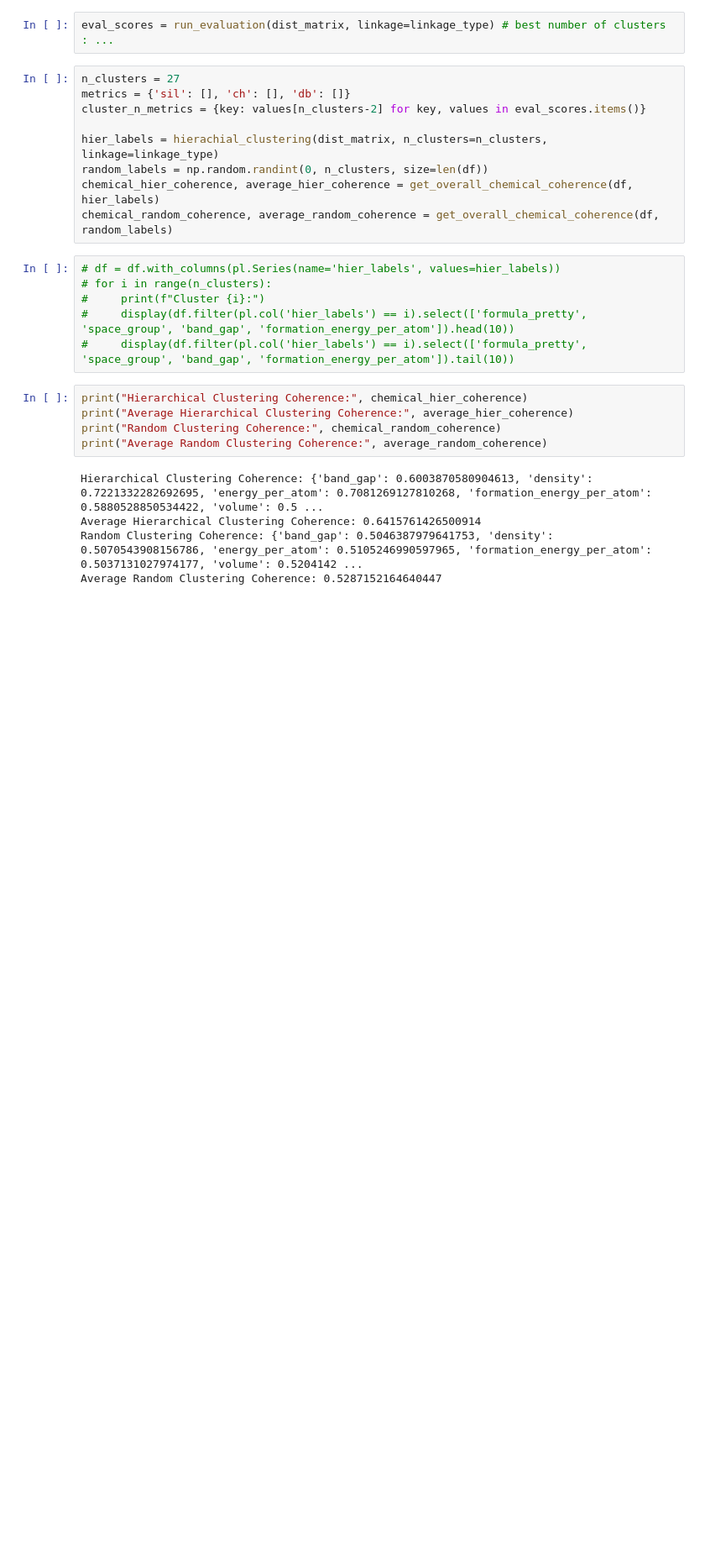
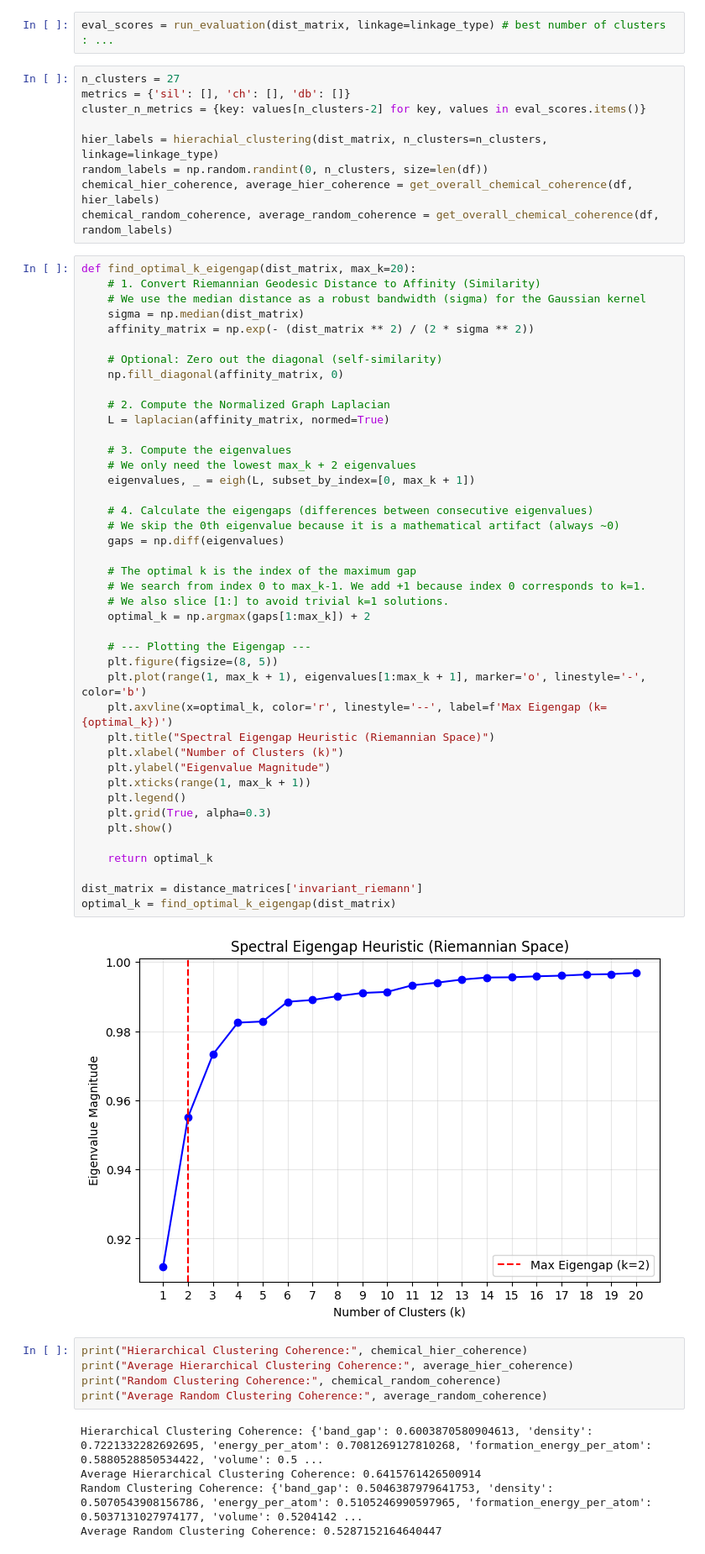
Before and after one commit to karlfindhansen/Non-Euclidean-Distances-in-Molecular-Representation, a Jupyter notebook: notebooks/Materials Project/evaluation/comparative_eval.ipynb, the cells around one changed output. Shown at 84% size. Saved outputs shown, nothing was run; the diff lists cells and outputs as text; blank space fills up the shorter version.

```diff
--- a/notebooks/Materials Project/evaluation/comparative_eval.ipynb
+++ b/notebooks/Materials Project/evaluation/comparative_eval.ipynb
@@ -162,11 +204,49 @@ random_labels = np.random.randint(0, n_clusters, size=len(df))
 chemical_hier_coherence, average_hier_coherence = get_overall_chemical_coherence(df, hier_labels)
 chemical_random_coherence, average_random_coherence = get_overall_chemical_coherence(df, random_labels)
 # %%
-# df = df.with_columns(pl.Series(name='hier_labels', values=hier_labels))
-# for i in range(n_clusters):
-#     print(f"Cluster {i}:")
-#     display(df.filter(pl.col('hier_labels') == i).select(['formula_pretty', 'space_group', 'band_gap', 'formation_energy_per_atom']).head(10))
-#     display(df.filter(pl.col('hier_labels') == i).select(['formula_pretty', 'space_group', 'band_gap', 'formation_energy_per_atom']).tail(10))
+def find_optimal_k_eigengap(dist_matrix, max_k=20):
+    # 1. Convert Riemannian Geodesic Distance to Affinity (Similarity)
+    # We use the median distance as a robust bandwidth (sigma) for the Gaussian kernel
+    sigma = np.median(dist_matrix)
+    affinity_matrix = np.exp(- (dist_matrix ** 2) / (2 * sigma ** 2))
+
+    # Optional: Zero out the diagonal (self-similarity)
+    np.fill_diagonal(affinity_matrix, 0)
+
+    # 2. Compute the Normalized Graph Laplacian
+    L = laplacian(affinity_matrix, normed=True)
+
+    # 3. Compute the eigenvalues
+    # We only need the lowest max_k + 2 eigenvalues
+    eigenvalues, _ = eigh(L, subset_by_index=[0, max_k + 1])
+
+    # 4. Calculate the eigengaps (differences between consecutive eigenvalues)
+    # We skip the 0th eigenvalue because it is a mathematical artifact (always ~0)
+    gaps = np.diff(eigenvalues)
+
+    # The optimal k is the index of the maximum gap
+    # We search from index 0 to max_k-1. We add +1 because index 0 corresponds to k=1.
+    # We also slice [1:] to avoid trivial k=1 solutions.
+    optimal_k = np.argmax(gaps[1:max_k]) + 2
+
+    # --- Plotting the Eigengap ---
+    plt.figure(figsize=(8, 5))
+    plt.plot(range(1, max_k + 1), eigenvalues[1:max_k + 1], marker='o', linestyle='-', color='b')
+    plt.axvline(x=optimal_k, color='r', linestyle='--', label=f'Max Eigengap (k={optimal_k})')
+    plt.title("Spectral Eigengap Heuristic (Riemannian Space)")
+    plt.xlabel("Number of Clusters (k)")
+    plt.ylabel("Eigenvalue Magnitude")
+    plt.xticks(range(1, max_k + 1))
+    plt.legend()
+    plt.grid(True, alpha=0.3)
+    plt.show()
+
+    return optimal_k
+
+dist_matrix = distance_matrices['invariant_riemann']
+optimal_k = find_optimal_k_eigengap(dist_matrix)
+# %% [output]
+[figure, added]
 # %%
 print("Hierarchical Clustering Coherence:", chemical_hier_coherence)
 print("Average Hierarchical Clustering Coherence:", average_hier_coherence)
```
Also changed, not shown: parts of 6 cells of this notebook, 11 other files.
